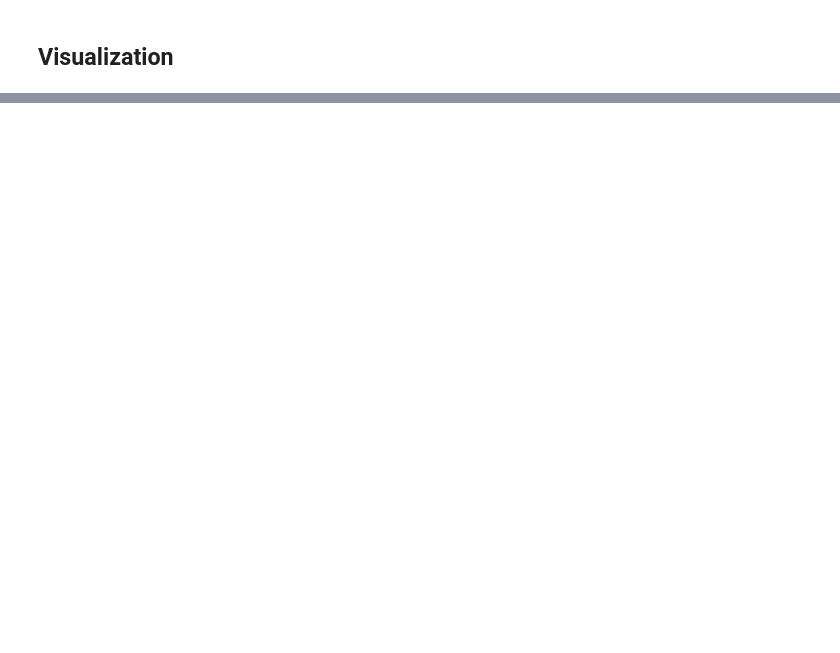
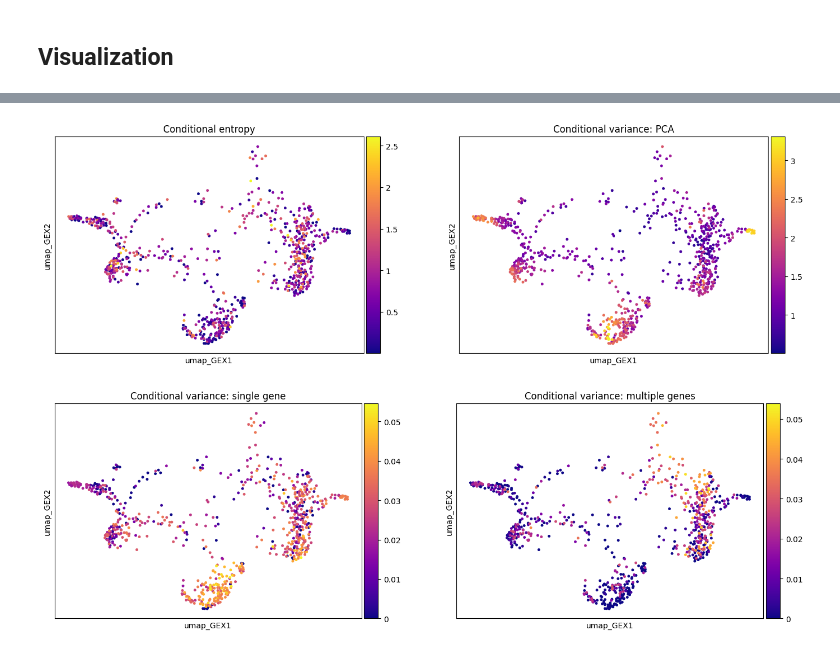
Before and after one commit to theislab/moscot_notebooks, a Jupyter notebook: examples/problems/1200_conditional_entropy_variance.ipynb, the cells around one changed output, grey strips where cells are left out. Saved outputs shown, nothing was run; the diff lists cells and outputs as text; code cells hidden in the pictures; blank space fills up the shorter version.

```diff
--- a/examples/problems/1200_conditional_entropy_variance.ipynb
+++ b/examples/problems/1200_conditional_entropy_variance.ipynb
@@ -153,0 +154,20 @@ sc.pl.scatter(
+# %%
+sc.pl.scatter(
+    adata,
+    basis="umap_GEX",
+    color=["entropy", "variance_pca"],
+    size=50,
+    color_map="plasma",
+    title=["Conditional entropy", "Conditional variance: PCA"],
+)
+sc.pl.scatter(
+    adata,
+    basis="umap_GEX",
+    color=["variance_gene", "variance_genes"],
+    size=50,
+    color_map="plasma",
+    title=["Conditional variance: single gene", "Conditional variance: multiple genes"],
+)
+# %% [output]
+[figure, added]
+[figure, added]
```
Also changed, not shown: parts of 14 cells of this notebook.
